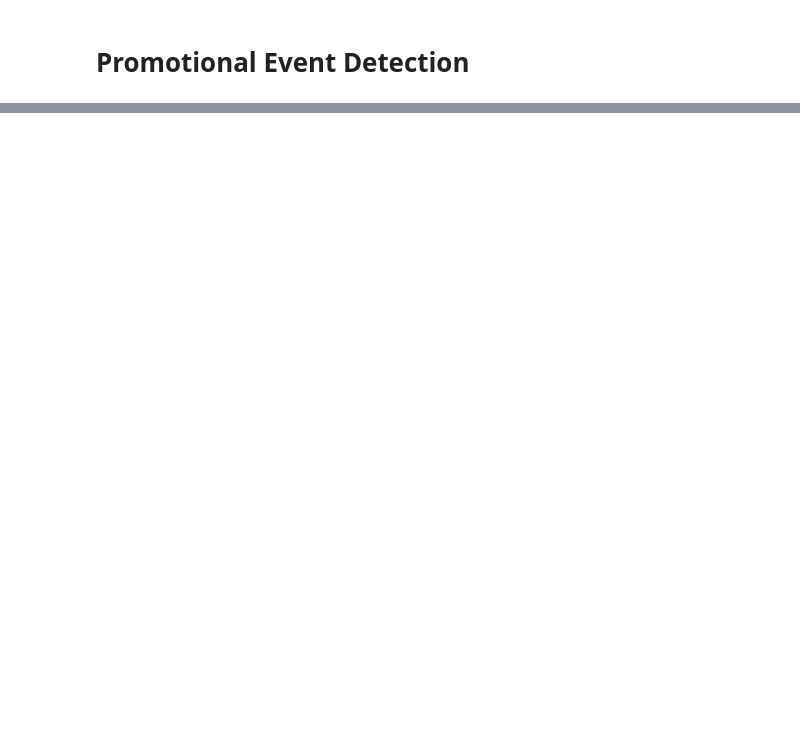
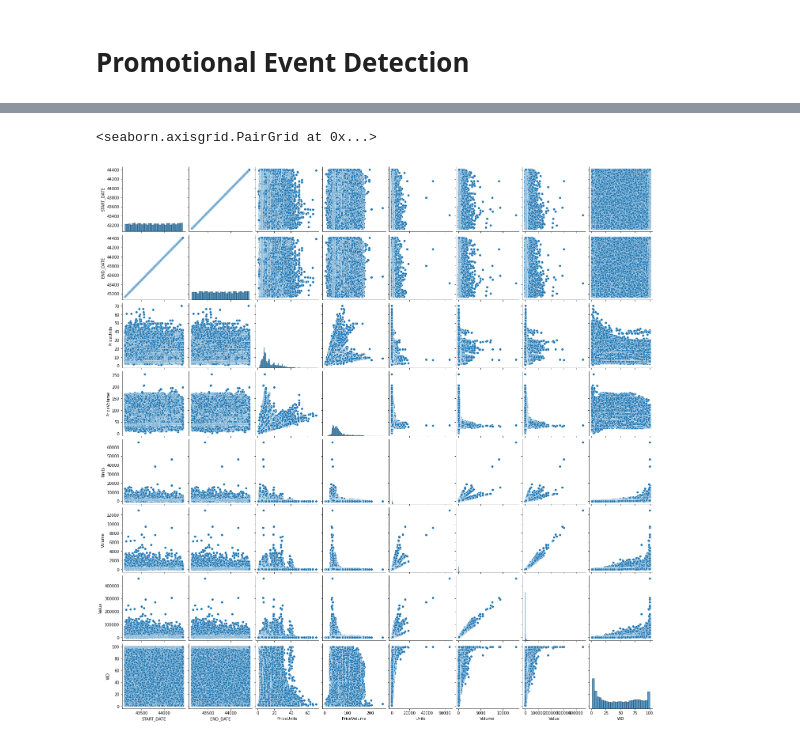
Before and after one commit to khubabshams/game3, a Jupyter notebook: promotional_event_detection.ipynb, the cells around one changed output, grey strips where cells are left out. Cells and saved outputs as stored; diff of their text form; code cells hidden in the pictures; blank space fills up the shorter version.

Commit message:
add promotional week detection part, add visualization

```diff
--- a/promotional_event_detection.ipynb
+++ b/promotional_event_detection.ipynb
@@ -52,0 +96,5 @@ df.corr() # correlation table of variables
+# %%
+sns.pairplot(df) # representation, Pair Grid
+# %% [output]
+<seaborn.axisgrid.PairGrid at 0x...>
+[figure, added]
```
Also changed, not shown: parts of 15 cells of this notebook.
